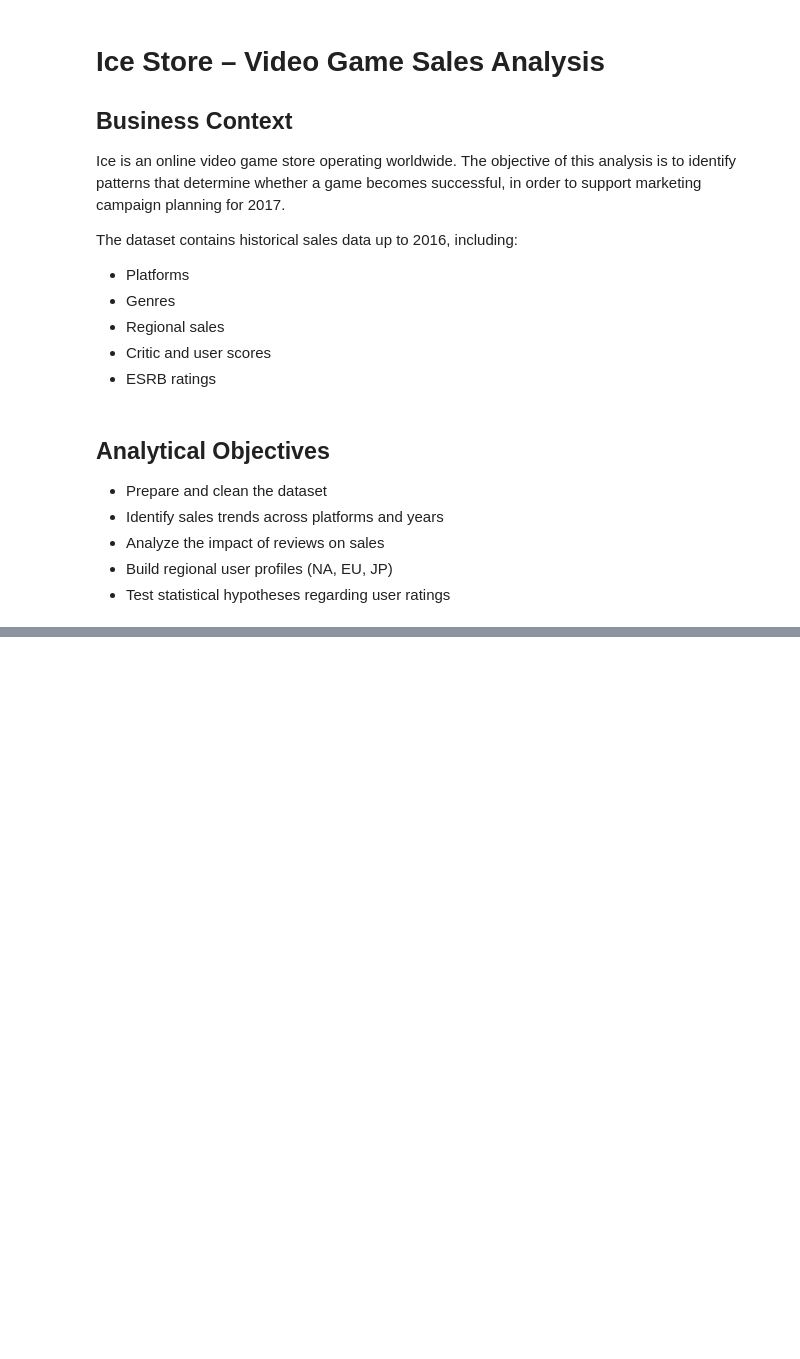
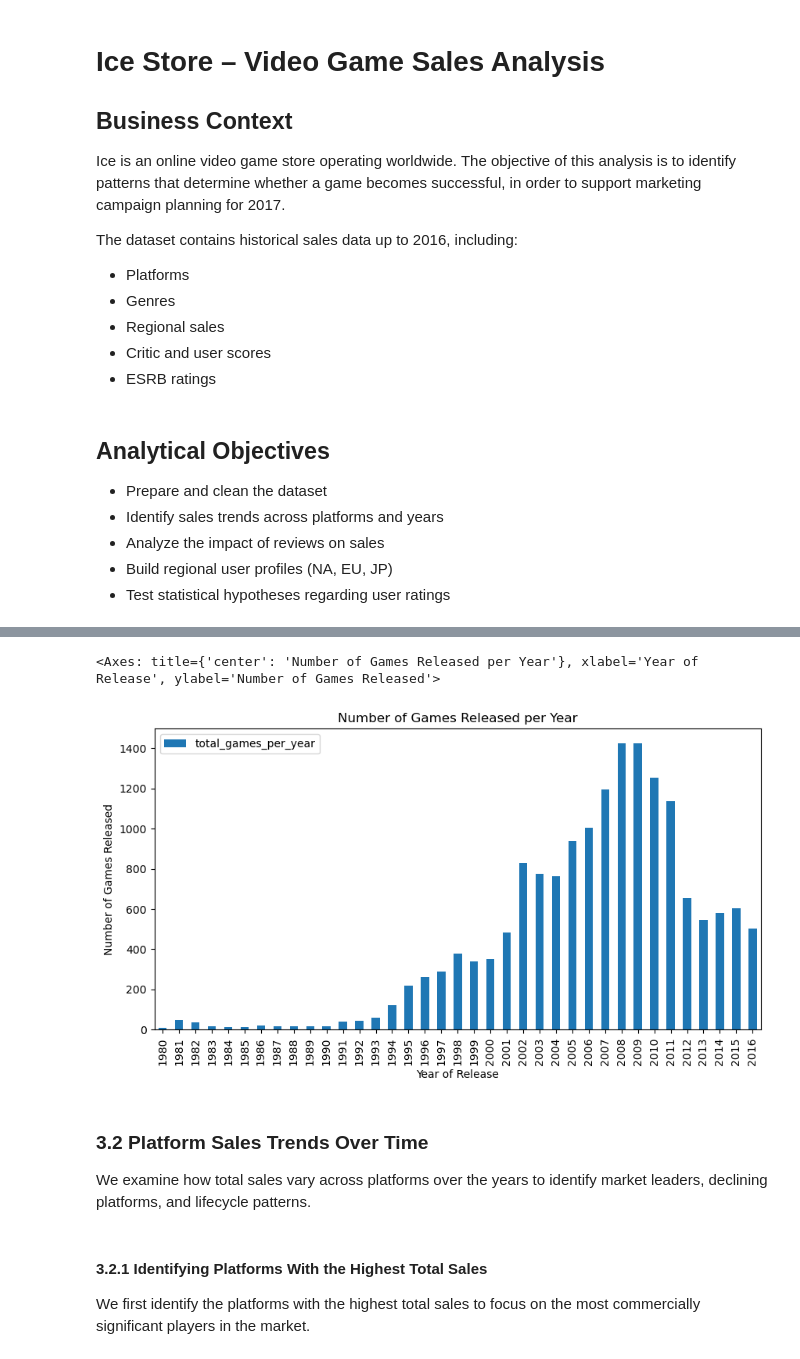
Before and after one commit to augusto-hjs/ice-game-sales-analysis, a Jupyter notebook: notebooks/notebook.ipynb, the cells around one changed output, grey strips where cells are left out. Cells and saved outputs as stored; diff of their text form; code cells hidden in the pictures; blank space fills up the shorter version.

```diff
--- a/notebooks/notebook.ipynb
+++ b/notebooks/notebook.ipynb
@@ -95,0 +128,27 @@ games['rating'] = games['rating'].replace('RP', np.nan)
+# %%
+games_per_year = (
+    games.groupby('year_of_release')
+    .size()
+    .reset_index(name='total_games_per_year')
+)
+
+games_per_year.plot(
+    x='year_of_release',
+    y='total_games_per_year',
+    kind='bar',
+    figsize=(10, 5),
+    xlabel='Year of Release',
+    ylabel='Number of Games Released',
+    title='Number of Games Released per Year'
+)
+# %% [output]
+<Axes: title={'center': 'Number of Games Released per Year'}, xlabel='Year of Release', ylabel='Number of Games Released'>
+[figure, added]
+# %% [markdown]
+### 3.2 Platform Sales Trends Over Time
+
+We examine how total sales vary across platforms over the years to identify market leaders, declining platforms, and lifecycle patterns.
+# %% [markdown]
+#### 3.2.1 Identifying Platforms With the Highest Total Sales
+
+We first identify the platforms with the highest total sales to focus on the most commercially significant players in the market.
```
Also changed, not shown: parts of 19 cells of this notebook.
